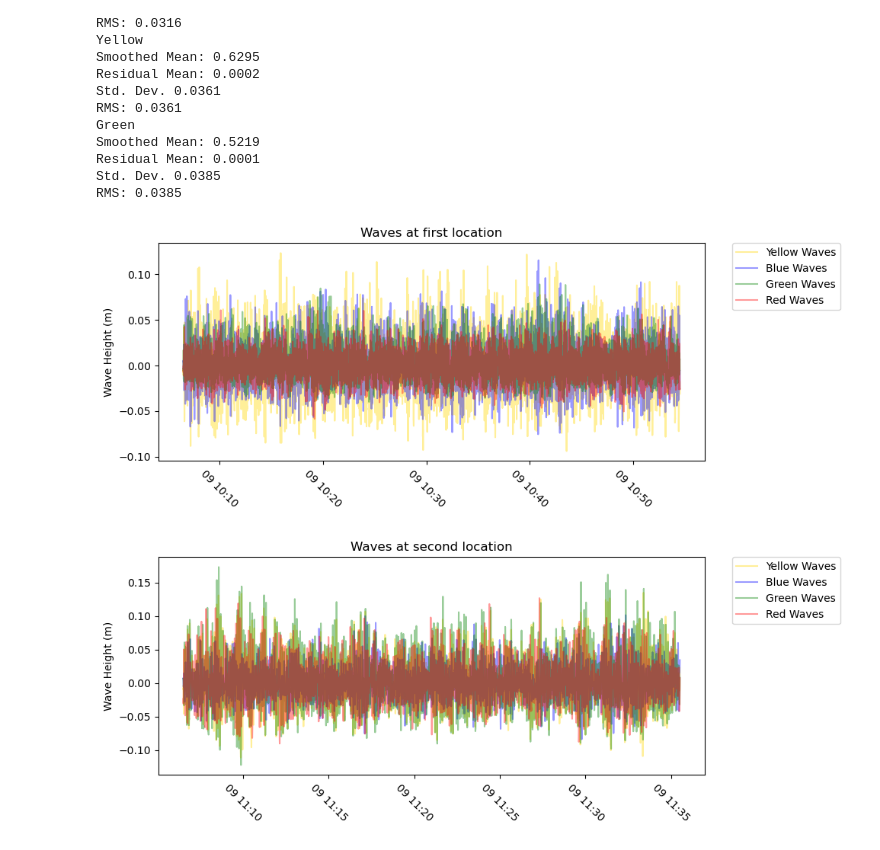
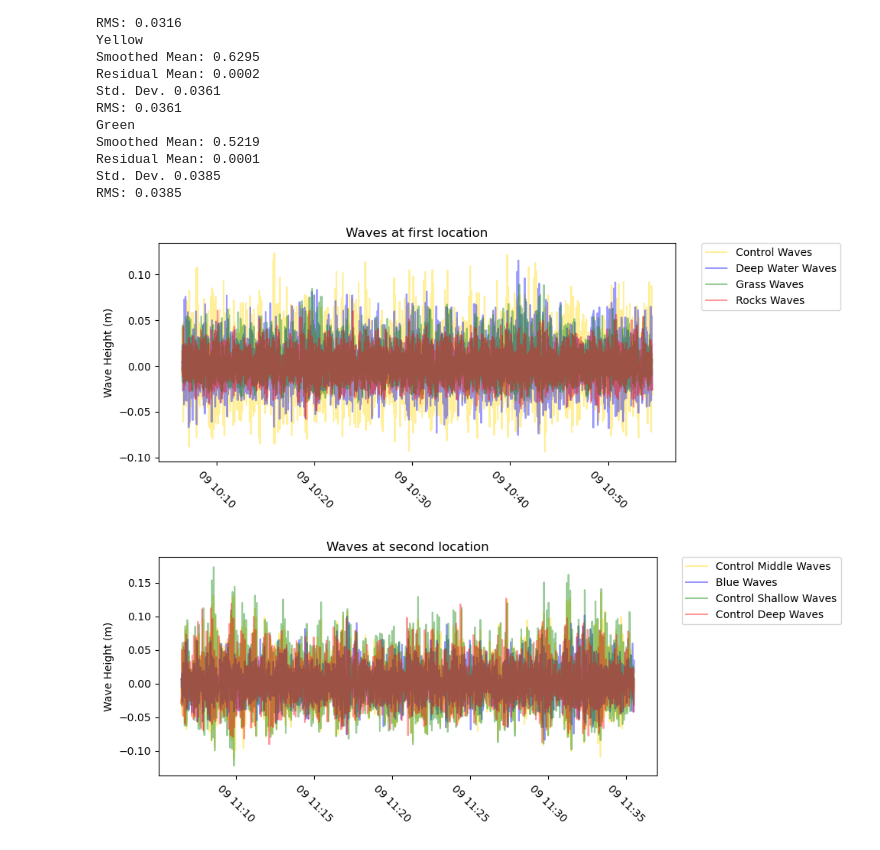
Before and after one commit to sofa927/Science-Fair, a Jupyter notebook: SophiaDataPlots.ipynb, the cells around one changed output. Saved outputs shown, nothing was run; the diff lists cells and outputs as text; code cells hidden in the pictures.

```diff
--- a/SophiaDataPlots.ipynb
+++ b/SophiaDataPlots.ipynb
@@ -55,13 +55,13 @@ g_off = 0.07080629642164082
 r_off = 0.06694348874839333
 
 # Full pathname to location of data file (replace this with correct location on your computer)
-data_dir = "/Users/sophiafamely/Documents/ScienceFair2526/"
+data_dir = "/Users/miradavis/Documents/ScienceFair2526/"
 
 # file names
-yellow_file = "/Users/sophiafamely/Documents/ScienceFair2526/Data/202769_20251109_1251-YELLOW\\202769_20251109_1251-YELLOW_data.txt"
-blue_file =   "/Users/sophiafamely/Documents/ScienceFair2526/Data/202771_20251109_1243-BLUE\\202771_20251109_1243-BLUE_data.txt"
-green_file = "/Users/sophiafamely/Documents/ScienceFair2526/Data/202772_20251109_1252-GREEN\\202772_20251109_1252-GREEN_data.txt"
-red_file =    "/Users/sophiafamely/Documents/ScienceFair2526/Data/202774_20251109_1249-RED\\202774_20251109_1249-RED_data.txt"
+yellow_file = "/Users/miradavis/Documents/ScienceFair2526/Data/202769_20251109_1251-YELLOW\\202769_20251109_1251-YELLOW_data.txt"
+blue_file =   "/Users/miradavis/Documents/ScienceFair2526/Data/202771_20251109_1243-BLUE\\202771_20251109_1243-BLUE_data.txt"
+green_file = "/Users/miradavis/Documents/ScienceFair2526/Data/202772_20251109_1252-GREEN\\202772_20251109_1252-GREEN_data.txt"
+red_file =    "/Users/miradavis/Documents/ScienceFair2526/Data/202774_20251109_1249-RED\\202774_20251109_1249-RED_data.txt"
 # %%
 import pandas as pd
 # Define time bounds - first location
@@ -318,10 +316,10 @@ RMS: 0.0385
 # %%
 # plot waves only
 plt.figure( figsize = (10,4) )
-plt.plot( df_yellow1r['Time'], df_yellow1r['Waves'],c='gold', label = 'Yellow Waves', alpha=0.4)
-plt.plot( df_blue1r['Time'], df_blue1r['Waves'],c='blue', label = 'Blue Waves', alpha=0.4)
-plt.plot( df_green1r['Time'], df_green1r['Waves'],c='green', label = 'Green Waves', alpha=0.4)
-plt.plot( df_red1r['Time'], df_red1r['Waves'],c='red', label = 'Red Waves', alpha=0.4)
+plt.plot( df_yellow1r['Time'], df_yellow1r['Waves'],c='gold', label = 'Control Waves', alpha=0.4)
+plt.plot( df_blue1r['Time'], df_blue1r['Waves'],c='blue', label = 'Deep Water Waves', alpha=0.4)
+plt.plot( df_green1r['Time'], df_green1r['Waves'],c='green', label = 'Grass Waves', alpha=0.4)
+plt.plot( df_red1r['Time'], df_red1r['Waves'],c='red', label = 'Rocks Waves', alpha=0.4)
 
 
 plt.ylabel( 'Wave Height (m)' )
@@ -331,21 +329,21 @@ plt.title('Waves at first location')
 plt.tight_layout()
 plt.show()
 # %% [output]
-[figure, old version]
+[figure, new version]
 # %%
 # plot waves only
 plt.figure( figsize = (10,4) )
-plt.plot( df_yellow2r['Time'], df_yellow2r['Waves'],c='gold', label = 'Yellow Waves', alpha=0.4)
+plt.plot( df_yellow2r['Time'], df_yellow2r['Waves'],c='gold', label = 'Control Middle Waves', alpha=0.4)
 plt.plot( df_blue2r['Time'], df_blue2r['Waves'],c='blue', label = 'Blue Waves', alpha=0.4)
-plt.plot( df_green2r['Time'], df_green2r['Waves'],c='green', label = 'Green Waves', alpha=0.4)
-plt.plot( df_red2r['Time'], df_red2r['Waves'],c='red', label = 'Red Waves', alpha=0.4)
+plt.plot( df_green2r['Time'], df_green2r['Waves'],c='green', label = 'Control Shallow Waves', alpha=0.4)
+plt.plot( df_red2r['Time'], df_red2r['Waves'],c='red', label = 'Control Deep Waves', alpha=0.4)
 
 
 plt.ylabel( 'Wave Height (m)' )
 plt.xticks(rotation=-45)
 plt.legend(bbox_to_anchor=(1.05, 1), loc='upper left', borderaxespad=0.)
 plt.title('Waves at second location')
 plt.tight_layout()
 plt.show()
 # %% [output]
-[figure, old version]
+[figure, new version]
```
Also changed, not shown: parts of 2 cells of this notebook.
